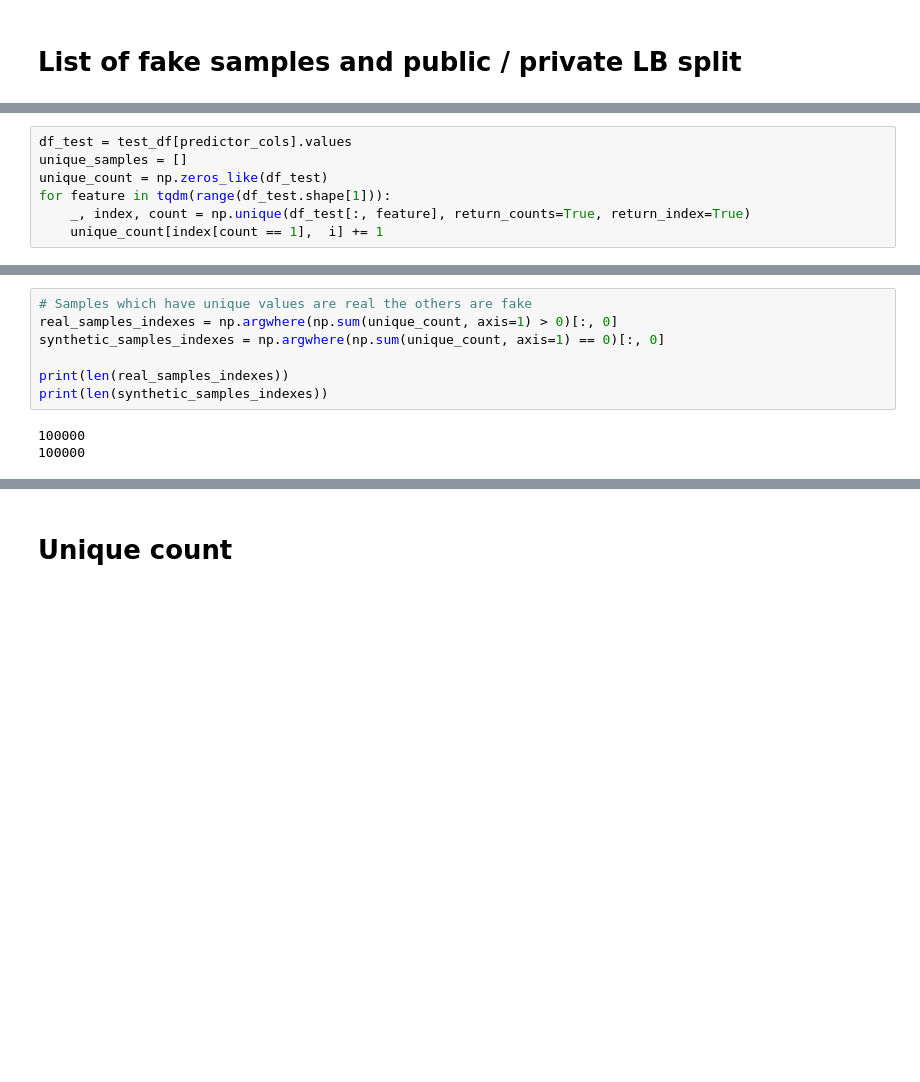
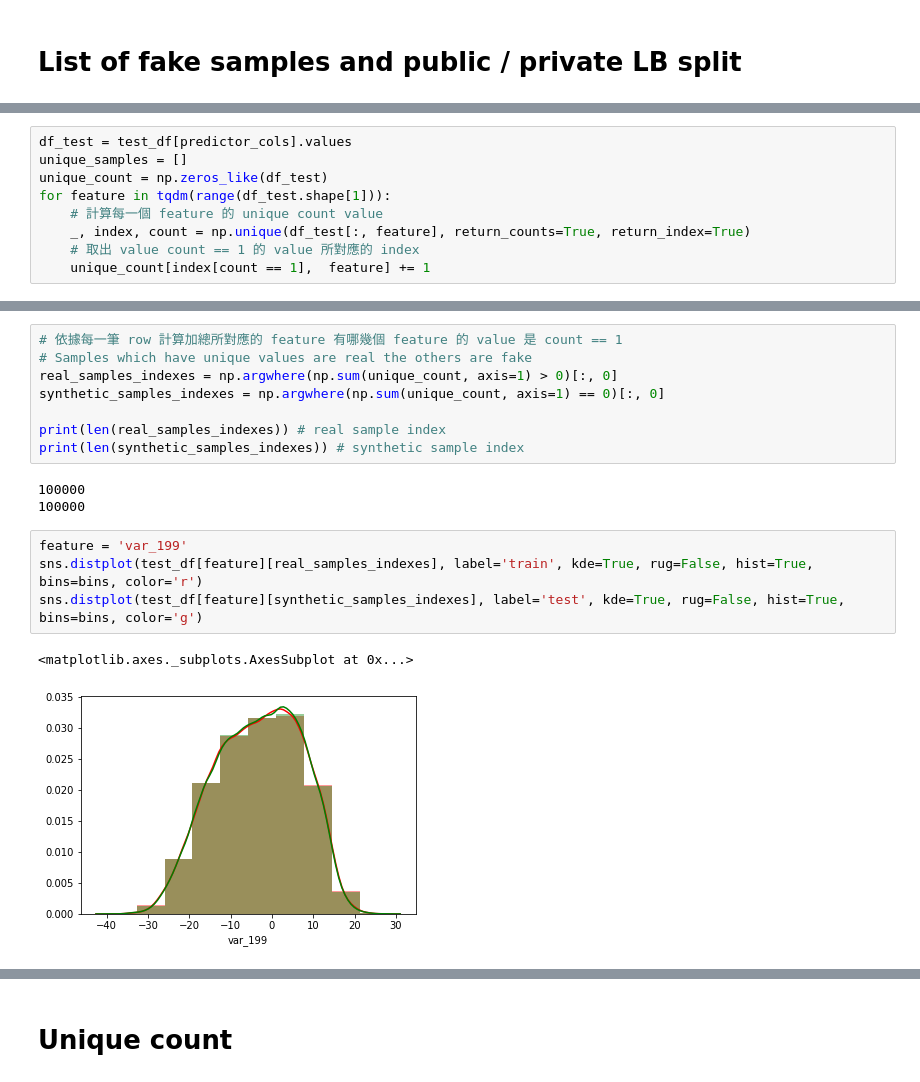
Before and after one commit to roymondliao/kaggle, a Jupyter notebook: santander-customer-transaction-prediction/model.ipynb, the cells around one changed output, grey strips where cells are left out. Saved outputs shown, nothing was run; the diff lists cells and outputs as text; blank space fills up the shorter version.

```diff
--- a/santander-customer-transaction-prediction/model.ipynb
+++ b/santander-customer-transaction-prediction/model.ipynb
@@ -102,5 +183,7 @@ df_test = test_df[predictor_cols].values
 unique_samples = []
 unique_count = np.zeros_like(df_test)
 for feature in tqdm(range(df_test.shape[1])):
+    # 計算每一個 feature 的 unique count value
     _, index, count = np.unique(df_test[:, feature], return_counts=True, return_index=True)
-    unique_count[index[count == 1],  i] += 1
+    # 取出 value count == 1 的 value 所對應的 index
+    unique_count[index[count == 1],  feature] += 1
@@ -107,10 +210,18 @@ for feature in tqdm(range(df_test.shape[1])):
 # %%
+# 依據每一筆 row 計算加總所對應的 feature 有哪幾個 feature 的 value 是 count == 1
 # Samples which have unique values are real the others are fake
 real_samples_indexes = np.argwhere(np.sum(unique_count, axis=1) > 0)[:, 0]
 synthetic_samples_indexes = np.argwhere(np.sum(unique_count, axis=1) == 0)[:, 0]
 
-print(len(real_samples_indexes))
-print(len(synthetic_samples_indexes))
+print(len(real_samples_indexes)) # real sample index
+print(len(synthetic_samples_indexes)) # synthetic sample index
 # %% [output]
 100000
 100000
+# %%
+feature = 'var_199'
+sns.distplot(test_df[feature][real_samples_indexes], label='train', kde=True, rug=False, hist=True, bins=bins, color='r')
+sns.distplot(test_df[feature][synthetic_samples_indexes], label='test', kde=True, rug=False, hist=True, bins=bins, color='g')
+# %% [output]
+<matplotlib.axes._subplots.AxesSubplot at 0x...>
+[figure, added]
```
Also changed, not shown: parts of 20 cells of this notebook, 21 other files.
